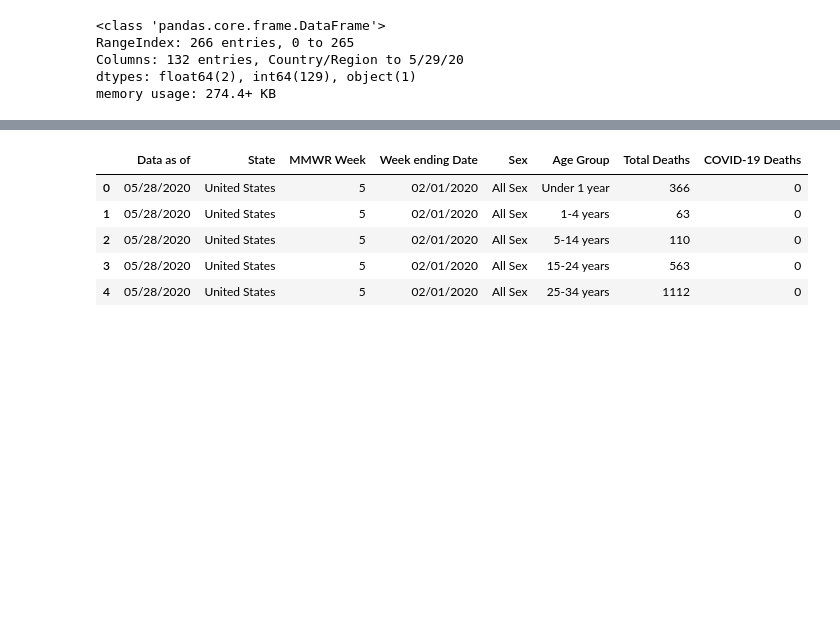
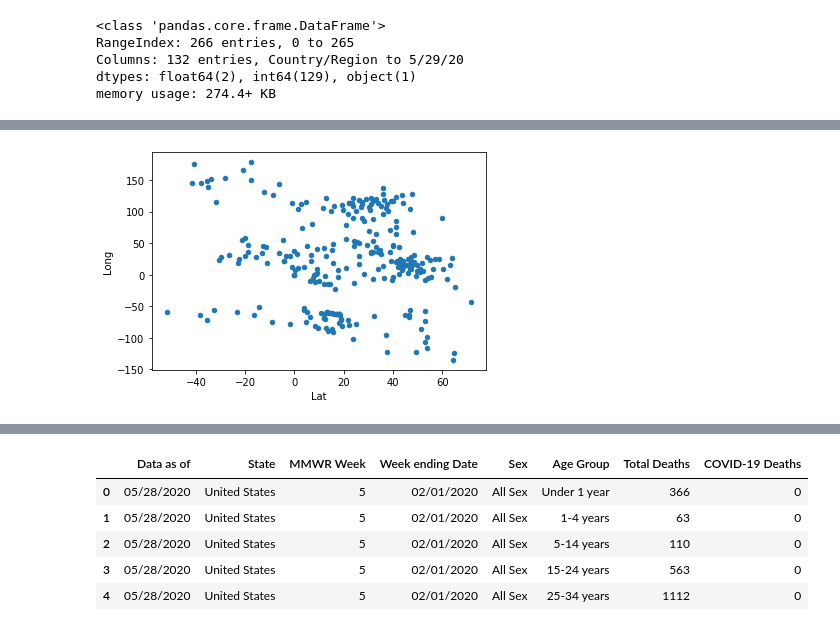
Before and after one commit to bradylange/covid-19-human-factors, a Jupyter notebook: COVID Data analysis.ipynb, the cells around one changed output, grey strips where cells are left out. Cells and saved outputs as stored; diff of their text form; code cells hidden in the pictures; blank space fills up the shorter version.

```diff
--- a/COVID Data analysis.ipynb
+++ b/COVID Data analysis.ipynb
@@ -121,0 +162,5 @@ memory usage: 274.4+ KB
+# %%
+covid_cases_clean.plot(kind = 'scatter', x = 'Lat', y = 'Long')
+plt.show()
+# %% [output]
+[figure, added]
```
Also changed, not shown: parts of 10 cells of this notebook.
